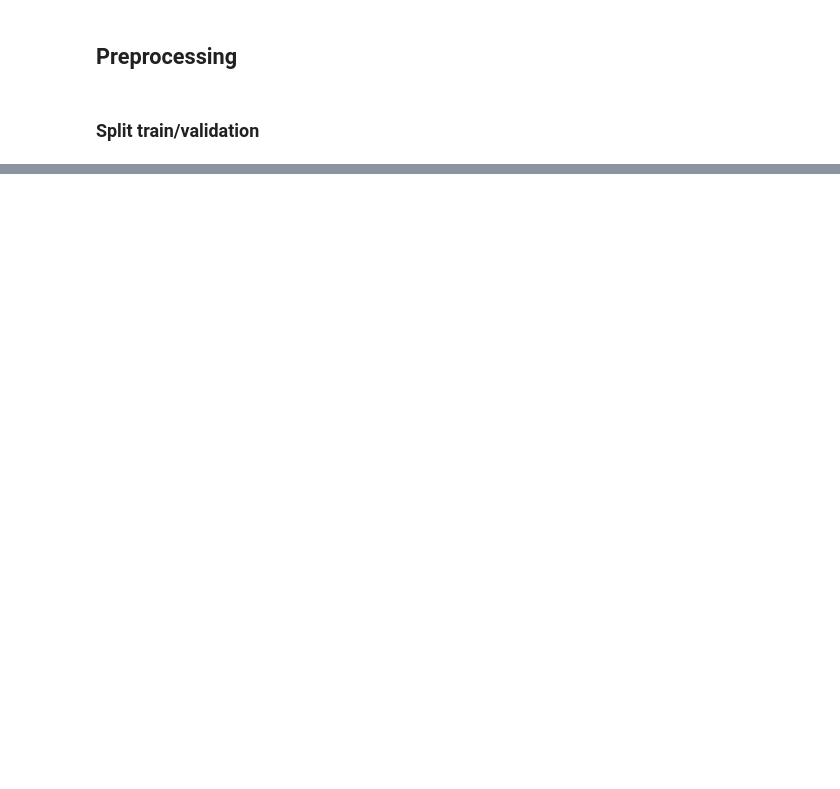
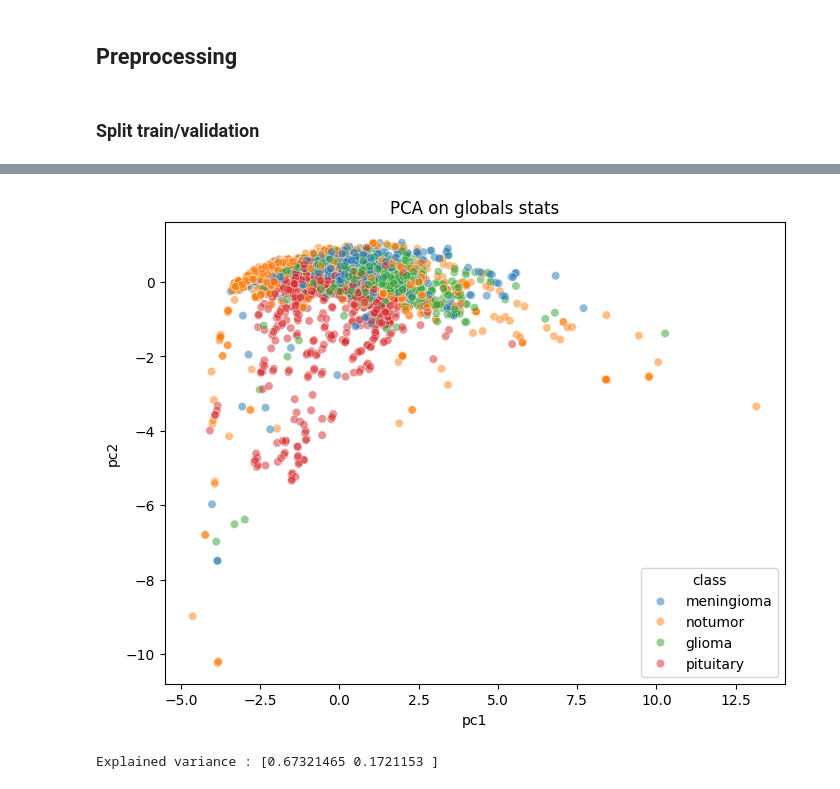
Before and after one commit to Jeremy-Duval-PhD/Brain_Tumor_MRI_Dataset, a Jupyter notebook: notebooks/Preprocessing.ipynb, the cells around one changed output, grey strips where cells are left out. Cells and saved outputs as stored; diff of their text form; code cells hidden in the pictures; blank space fills up the shorter version.

```diff
--- a/notebooks/Preprocessing.ipynb
+++ b/notebooks/Preprocessing.ipynb
@@ -61 +199,18 @@ print(train_df.shape, val_df.shape)
+# %%
+train_ds = df_to_tf_dataset(train_df)
+val_ds   = df_to_tf_dataset(val_df)
+
+train_ds = train_ds.map(
+    lambda path, label: preprocess_image_tf(
+        path, label, LOW_CLIP, HIGH_CLIP, classes_table
+    ),
+    num_parallel_calls=tf.data.AUTOTUNE
+)
+
+val_ds = val_ds.map(
+    lambda path, label: preprocess_image_tf(
+        path, label, LOW_CLIP, HIGH_CLIP, classes_table
+    ),
+    num_parallel_calls=tf.data.AUTOTUNE
+)
 # %% [markdown]
@@ -129,0 +405,3 @@ def preprocess_image_tf(path, label, low_clip, high_clip, target_size=(260, 260)
+# %%
+df_intensity = compute_intensity_stats_tf(train_ds, CLASSES)
+df_intensity
@@ -129,0 +422,26 @@ def preprocess_image_tf(path, label, low_clip, high_clip, target_size=(260, 260)
+# %%
+def do_PCA(df_stats, pca_components=2):
+    features = df_stats[["mean", "std", "skew", "kurt"]].values
+    labels = df_stats["class"].values
+
+    # Normalization
+    scaled = StandardScaler().fit_transform(features)
+
+    pca = PCA(n_components=pca_components)
+    coords = pca.fit_transform(scaled)
+
+    df_stats["pc1"] = coords[:, 0]
+    df_stats["pc2"] = coords[:, 1]
+
+    # Visualisation
+    plt.figure(figsize=(8,6))
+    sns.scatterplot(data=df_stats, x="pc1", y="pc2", hue="class", alpha=0.5)
+    plt.title("PCA on globals stats")
+    plt.show()
+
+    print("Explained variance :", pca.explained_variance_ratio_)
+# %%
+do_PCA(df_intensity)
+# %% [output]
+[figure, added]
+Explained variance : [0.67321465 0.1721153 ]
```
Also changed, not shown: parts of 31 cells of this notebook, 1 other file.
